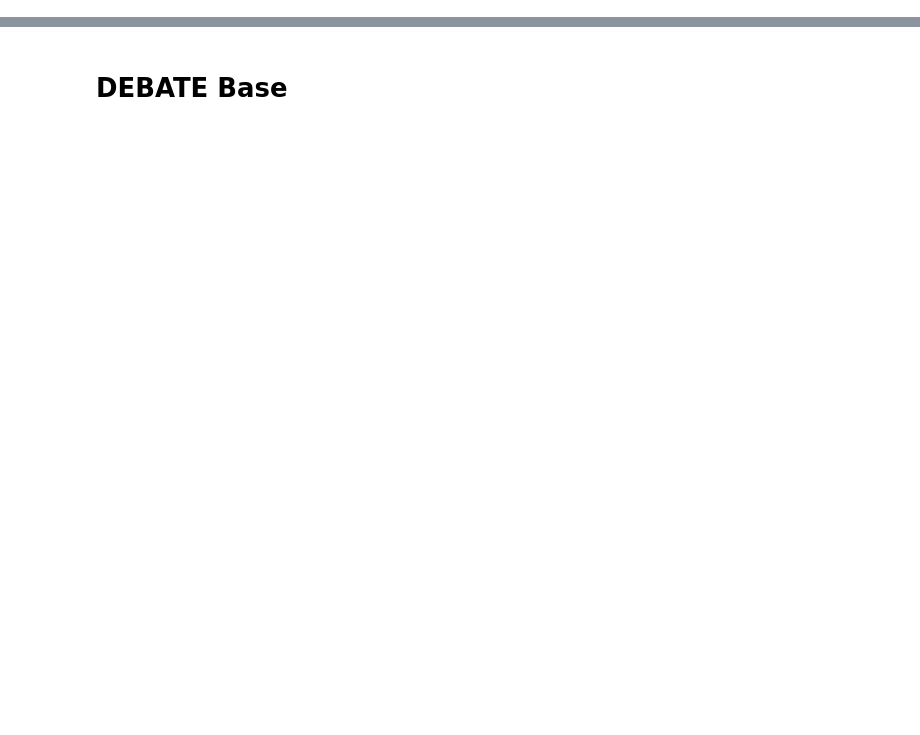
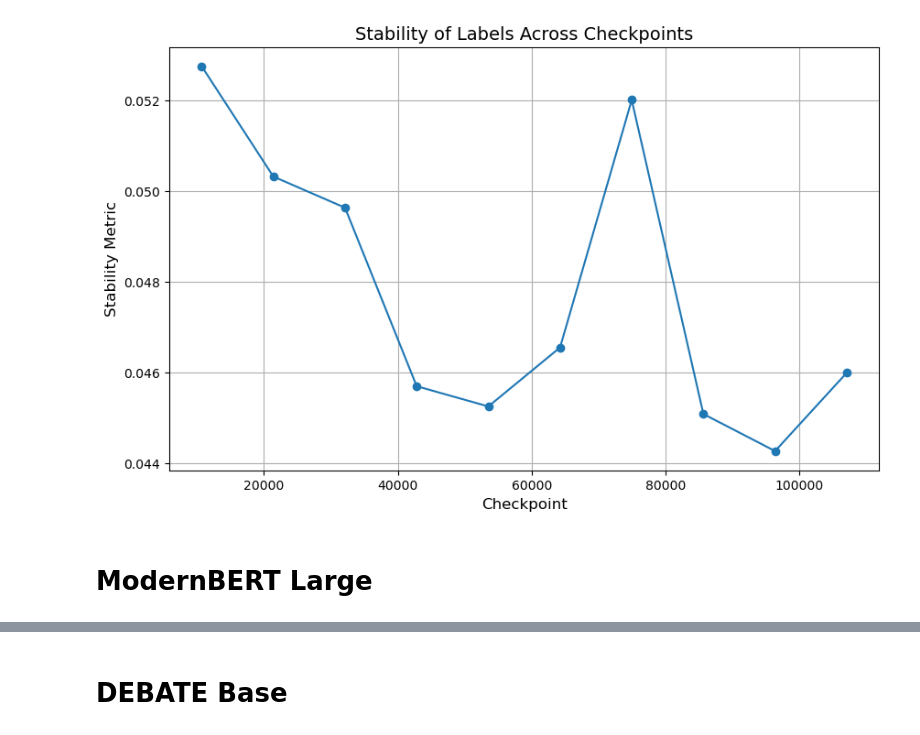
Before and after one commit to MLBurnham/pol_DEBATE, a Jupyter notebook: analysis/hypothesis_stability.ipynb, the cells around one changed output, grey strips where cells are left out. Cells and saved outputs as stored; diff of their text form; code cells hidden in the pictures; blank space fills up the shorter version.

```diff
--- a/analysis/hypothesis_stability.ipynb
+++ b/analysis/hypothesis_stability.ipynb
@@ -15,4 +10,12 @@ test = test[~test['original'].isna()].reset_index(drop = True)
 # %%
+test = pd.read_csv('./data/polnli_test_results.csv')
+alts = pd.read_csv('./data/hypothesis_variants.csv')
+
+# merge with alternative hypotheses
+test = pd.merge(test, alts, how = 'left', left_on = 'hypothesis', right_on = 'original')
+
+# drop observations that don't have AI generated alternatives
+test = test[~test['original'].isna()].reset_index(drop = True)
 
 # drop columns I don't need
-test.drop(['augmented_hypothesis', 'base_nli', 'large_nli', 'base_polnli', 'llama', 'large_polnli', 'sonnet', 'original'], axis = 1, inplace = True)
+test.drop(['augmented_hypothesis', 'base_nli', 'large_nli', 'base_polnli', 'llama', 'large_polnli', 'sonnet', 'original', 'alt4'], axis = 1, inplace = True)
@@ -18,0 +159,13 @@ test.drop(['augmented_hypothesis', 'base_nli', 'large_nli', 'base_polnli', 'llam
+# %%
+# Plot the results
+plt.figure(figsize=(10, 6))
+plt.plot(stability_df["Checkpoint"], stability_df["Stability"], marker="o")
+plt.title("Stability of Labels Across Checkpoints", fontsize=14)
+plt.xlabel("Checkpoint", fontsize=12)
+plt.ylabel("Stability Metric", fontsize=12)
+plt.grid(True)
+plt.show()
+# %% [output]
+[figure, added]
+# %% [markdown]
+# ModernBERT Large
```
Also changed, not shown: parts of 18 cells of this notebook.
